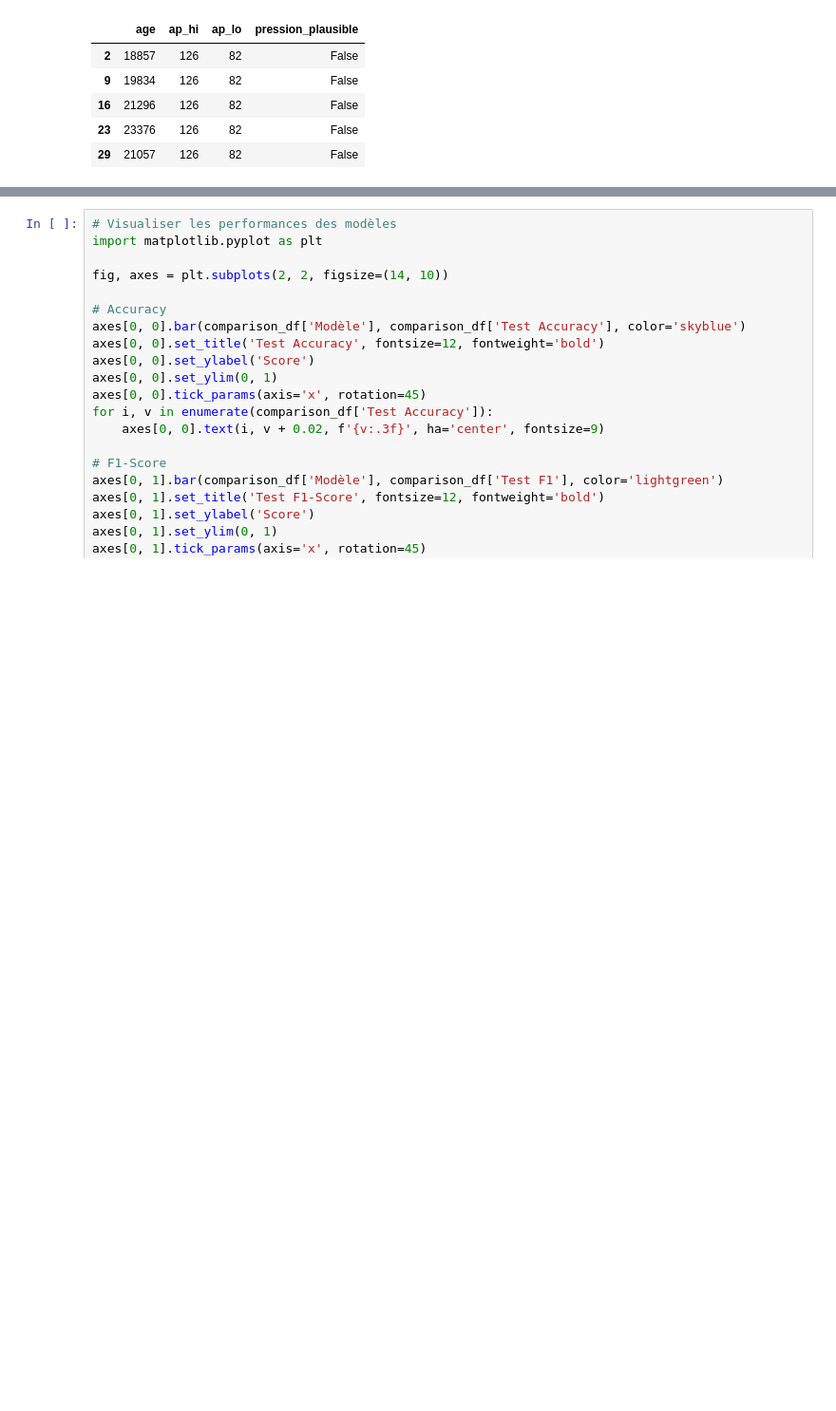
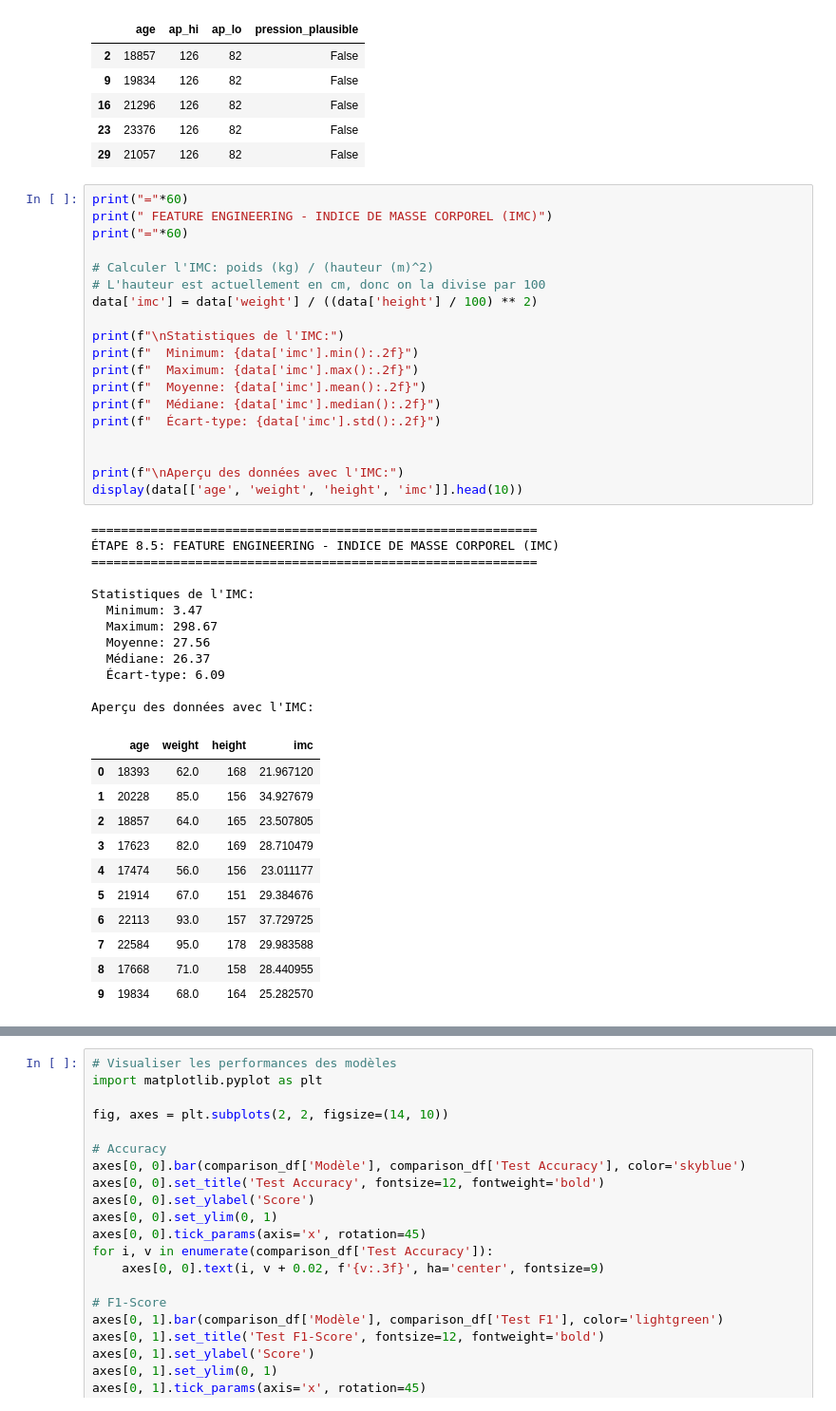
Before and after one commit to soraya-21/classification_initiation, a Jupyter notebook: analisis.ipynb, the cells around one changed output, grey strips where cells are left out. Shown at 95% size. Saved outputs shown, nothing was run; the diff lists cells and outputs as text; blank space fills up the shorter version.

```diff
--- a/analisis.ipynb
+++ b/analisis.ipynb
@@ -329,6 +329,49 @@ Aperçu des lignes corrigées:
 | 16 | 21296 | 126 | 82 | False |
 | 23 | 23376 | 126 | 82 | False |
 | 29 | 21057 | 126 | 82 | False |
+# %%
+print("="*60)
+print(" FEATURE ENGINEERING - INDICE DE MASSE CORPOREL (IMC)")
+print("="*60)
+
+# Calculer l'IMC: poids (kg) / (hauteur (m)^2)
+# L'hauteur est actuellement en cm, donc on la divise par 100
+data['imc'] = data['weight'] / ((data['height'] / 100) ** 2)
+
+print(f"\nStatistiques de l'IMC:")
+print(f"  Minimum: {data['imc'].min():.2f}")
+print(f"  Maximum: {data['imc'].max():.2f}")
+print(f"  Moyenne: {data['imc'].mean():.2f}")
+print(f"  Médiane: {data['imc'].median():.2f}")
+print(f"  Écart-type: {data['imc'].std():.2f}")
+
+
+print(f"\nAperçu des données avec l'IMC:")
+display(data[['age', 'weight', 'height', 'imc']].head(10))
+# %% [output]
+============================================================
+ÉTAPE 8.5: FEATURE ENGINEERING - INDICE DE MASSE CORPOREL (IMC)
+============================================================
+
+Statistiques de l'IMC:
+  Minimum: 3.47
+  Maximum: 298.67
+  Moyenne: 27.56
+  Médiane: 26.37
+  Écart-type: 6.09
+
+Aperçu des données avec l'IMC:
+|  | age | weight | height | imc |
+| 0 | 18393 | 62.0 | 168 | 21.967120 |
+| 1 | 20228 | 85.0 | 156 | 34.927679 |
+| 2 | 18857 | 64.0 | 165 | 23.507805 |
+| 3 | 17623 | 82.0 | 169 | 28.710479 |
+| 4 | 17474 | 56.0 | 156 | 23.011177 |
+| 5 | 21914 | 67.0 | 151 | 29.384676 |
+| 6 | 22113 | 93.0 | 157 | 37.729725 |
+| 7 | 22584 | 95.0 | 178 | 29.983588 |
+| 8 | 17668 | 71.0 | 158 | 28.440955 |
+| 9 | 19834 | 68.0 | 164 | 25.282570 |
 # %%
 # Préparer les données pour la modélisation
 print("="*60)
```
Also changed, not shown: parts of 21 cells of this notebook, 3 other files.
